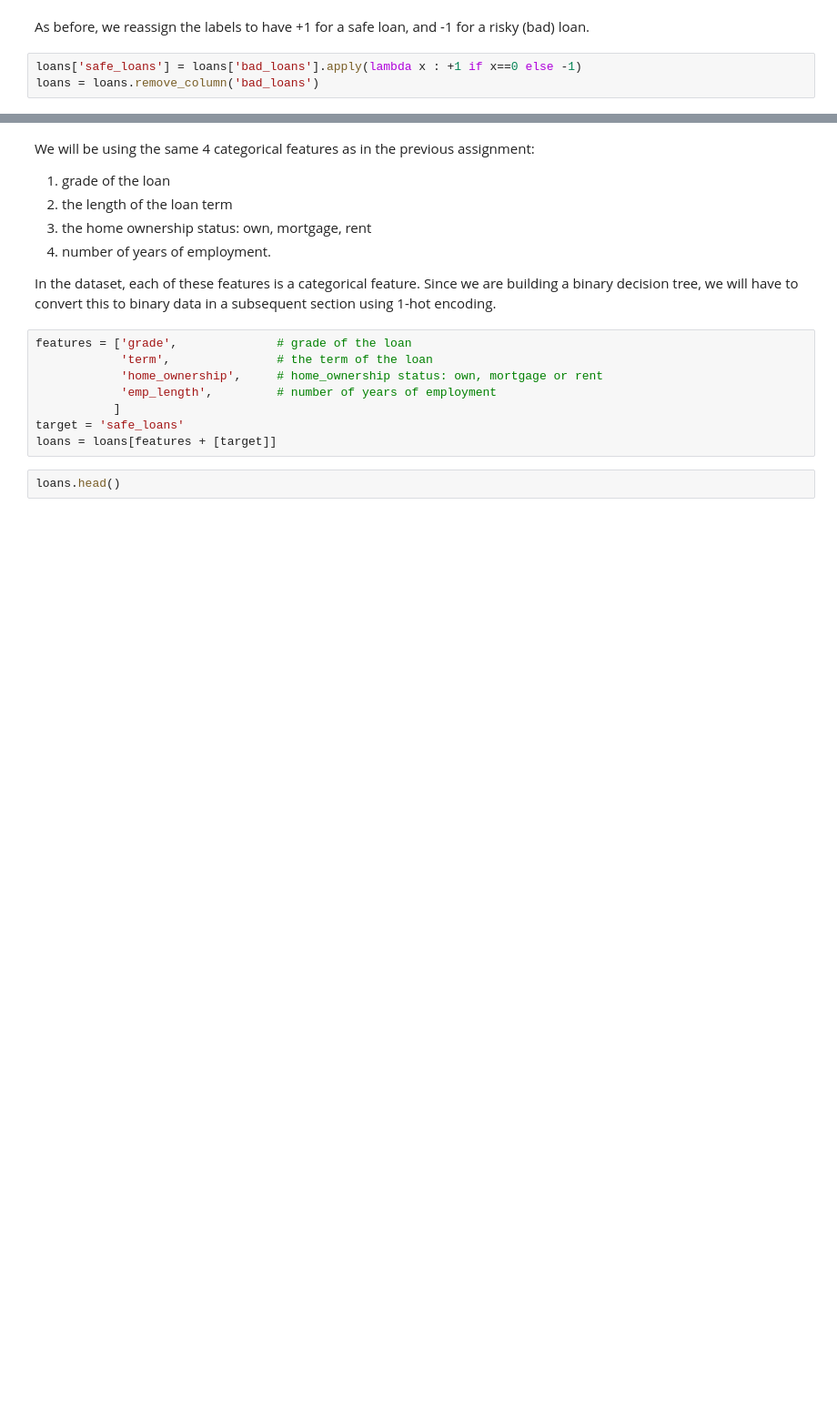
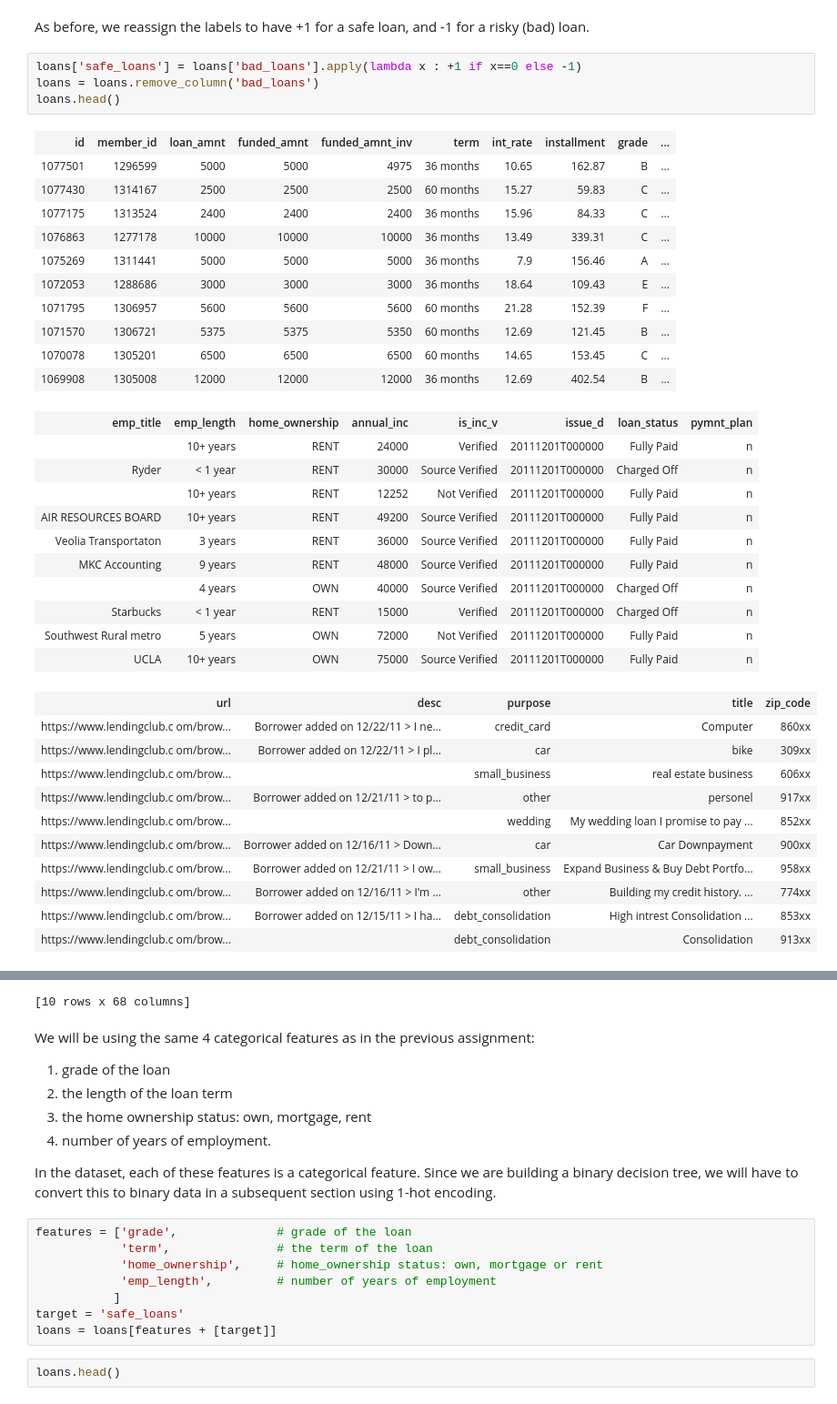
Before and after one commit to javierlunamisetich/washington_classification, a Jupyter notebook: module-6-decision-tree-practical-assignment-blank.ipynb, the cells around one changed output, grey strips where cells are left out. Shown at 91% size. Drawn from its saved outputs; the diff is of its cells as text; blank space fills up the shorter version.

```diff
--- a/module-6-decision-tree-practical-assignment-blank.ipynb
+++ b/module-6-decision-tree-practical-assignment-blank.ipynb
@@ -30,3 +27,38 @@ As before, we reassign the labels to have +1 for a safe loan, and -1 for a risky
 # %%
 loans['safe_loans'] = loans['bad_loans'].apply(lambda x : +1 if x==0 else -1)
 loans = loans.remove_column('bad_loans')
+loans.head()
+# %% [output]
+| id | member_id | loan_amnt | funded_amnt | funded_amnt_inv | term | int_rate | installment | grade | ... |
+| 1077501 | 1296599 | 5000 | 5000 | 4975 | 36 months | 10.65 | 162.87 | B | ... |
+| 1077430 | 1314167 | 2500 | 2500 | 2500 | 60 months | 15.27 | 59.83 | C | ... |
+| 1077175 | 1313524 | 2400 | 2400 | 2400 | 36 months | 15.96 | 84.33 | C | ... |
+| 1076863 | 1277178 | 10000 | 10000 | 10000 | 36 months | 13.49 | 339.31 | C | ... |
+| 1075269 | 1311441 | 5000 | 5000 | 5000 | 36 months | 7.9 | 156.46 | A | ... |
+| 1072053 | 1288686 | 3000 | 3000 | 3000 | 36 months | 18.64 | 109.43 | E | ... |
+| 1071795 | 1306957 | 5600 | 5600 | 5600 | 60 months | 21.28 | 152.39 | F | ... |
+| 1071570 | 1306721 | 5375 | 5375 | 5350 | 60 months | 12.69 | 121.45 | B | ... |
+| 1070078 | 1305201 | 6500 | 6500 | 6500 | 60 months | 14.65 | 153.45 | C | ... |
+| 1069908 | 1305008 | 12000 | 12000 | 12000 | 36 months | 12.69 | 402.54 | B | ... |
+| emp_title | emp_length | home_ownership | annual_inc | is_inc_v | issue_d | loan_status | pymnt_plan |
+|  | 10+ years | RENT | 24000 | Verified | 20111201T000000 | Fully Paid | n |
+| Ryder | < 1 year | RENT | 30000 | Source Verified | 20111201T000000 | Charged Off | n |
+|  | 10+ years | RENT | 12252 | Not Verified | 20111201T000000 | Fully Paid | n |
+| AIR RESOURCES BOARD | 10+ years | RENT | 49200 | Source Verified | 20111201T000000 | Fully Paid | n |
+| Veolia Transportaton | 3 years | RENT | 36000 | Source Verified | 20111201T000000 | Fully Paid | n |
+| MKC Accounting | 9 years | RENT | 48000 | Source Verified | 20111201T000000 | Fully Paid | n |
+|  | 4 years | OWN | 40000 | Source Verified | 20111201T000000 | Charged Off | n |
+| Starbucks | < 1 year | RENT | 15000 | Verified | 20111201T000000 | Charged Off | n |
+| Southwest Rural metro | 5 years | OWN | 72000 | Not Verified | 20111201T000000 | Fully Paid | n |
+| UCLA | 10+ years | OWN | 75000 | Source Verified | 20111201T000000 | Fully Paid | n |
+| url | desc | purpose | title | zip_code |
+| https://www.lendingclub.c om/brow... | Borrower added on 12/22/11 > I ne... | credit_card | Computer | 860xx |
+| https://www.lendingclub.c om/brow... | Borrower added on 12/22/11 > I pl... | car | bike | 309xx |
+| https://www.lendingclub.c om/brow... |  | small_business | real estate business | 606xx |
+| https://www.lendingclub.c om/brow... | Borrower added on 12/21/11 > to p... | other | personel | 917xx |
+| https://www.lendingclub.c om/brow... |  | wedding | My wedding loan I promise to pay ... | 852xx |
+| https://www.lendingclub.c om/brow... | Borrower added on 12/16/11 > Down... | car | Car Downpayment | 900xx |
+| https://www.lendingclub.c om/brow... | Borrower added on 12/21/11 > I ow... | small_business | Expand Business & Buy Debt Portfo... | 958xx |
+| https://www.lendingclub.c om/brow... | Borrower added on 12/16/11 > I'm ... | other | Building my credit history. ... | 774xx |
+| https://www.lendingclub.c om/brow... | Borrower added on 12/15/11 > I ha... | debt_consolidation | High intrest Consolidation ... | 853xx |
+| https://www.lendingclub.c om/brow... |  | debt_consolidation | Consolidation | 913xx |
@@ -33,3 +98,4 @@ loans = loans.remove_column('bad_loans')
+[10 rows x 68 columns]
 # %% [markdown]
 We will be using the same 4 categorical features as in the previous assignment:
 1. grade of the loan
```
Also changed, not shown: parts of 17 cells of this notebook, 2 other files.
